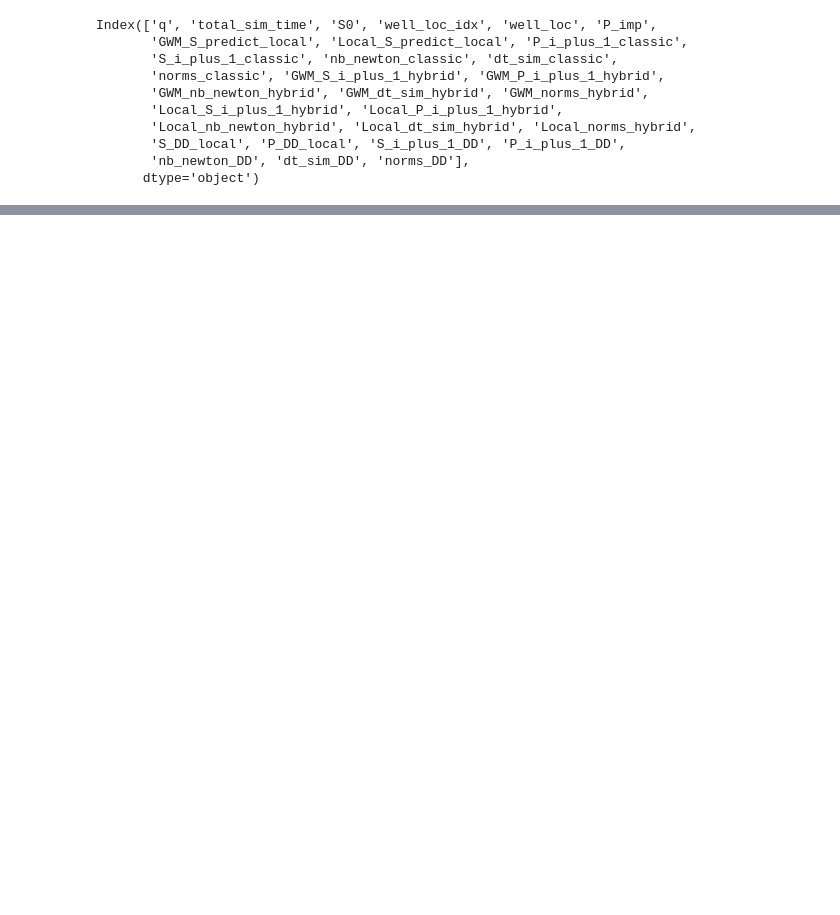
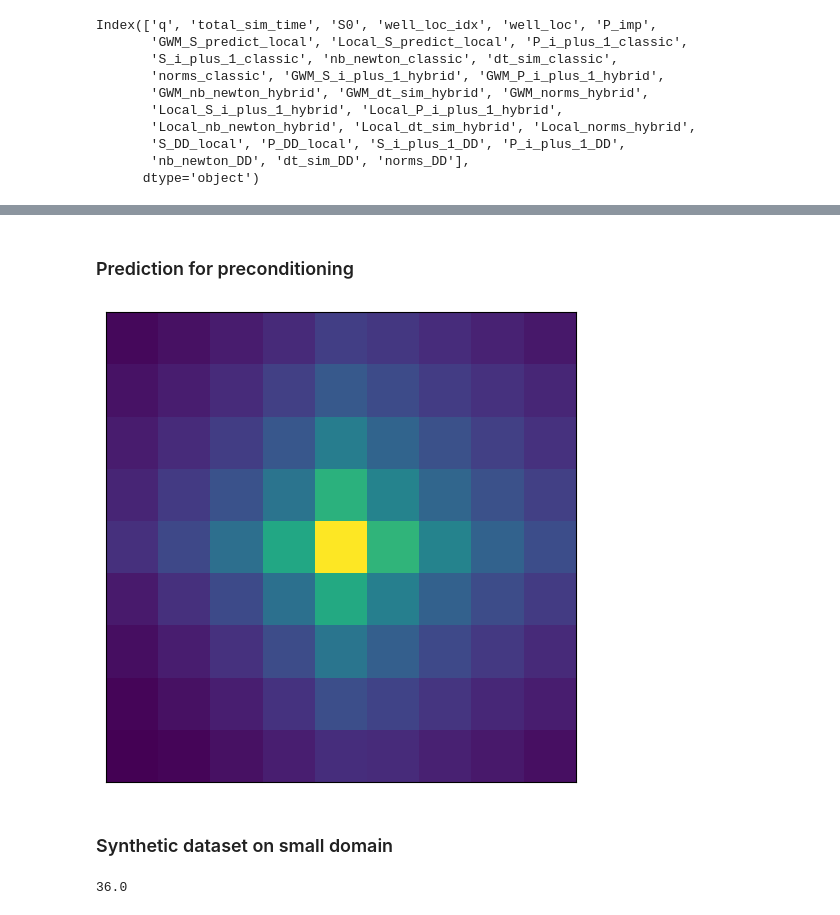
Before and after one commit to PINN-Well-opening-and-closing-events/Yads, a Jupyter notebook: yads/thesis_approaches/GWM/Article/results_analysis/graphical_abstract.ipynb, the cells around one changed output, grey strips where cells are left out. Drawn from its saved outputs; the diff is of its cells as text; code cells hidden in the pictures; blank space fills up the shorter version.

```diff
--- a/yads/thesis_approaches/GWM/Article/results_analysis/graphical_abstract.ipynb
+++ b/yads/thesis_approaches/GWM/Article/results_analysis/graphical_abstract.ipynb
@@ -52,0 +122,17 @@ i+=1
+# %% [markdown]
+### Prediction for preconditioning
+# %%
+sample = variable_df.loc[37]
+fig, axs = plt.subplots(1, 1, figsize=(5, 5))
+axs.imshow(np.array(sample['GWM_S_predict_local']).reshape(9, 9).T)
+
+axs.invert_yaxis()
+axs.xaxis.set_major_locator(matplotlib.ticker.NullLocator())
+axs.yaxis.set_major_locator(matplotlib.ticker.NullLocator())
+fig.tight_layout()
+plt.savefig('GA_GWM_pred.pdf', bbox_inches="tight")
+plt.show()
+# %% [output]
+[figure, added]
+# %% [markdown]
+### Synthetic dataset on small domain
@@ -52,0 +146,5 @@ i+=1
+# %%
+GWM_df.columns
+print(len(GWM_df))
+# %% [output]
+36.0
```
Also changed, not shown: parts of 10 cells of this notebook.
